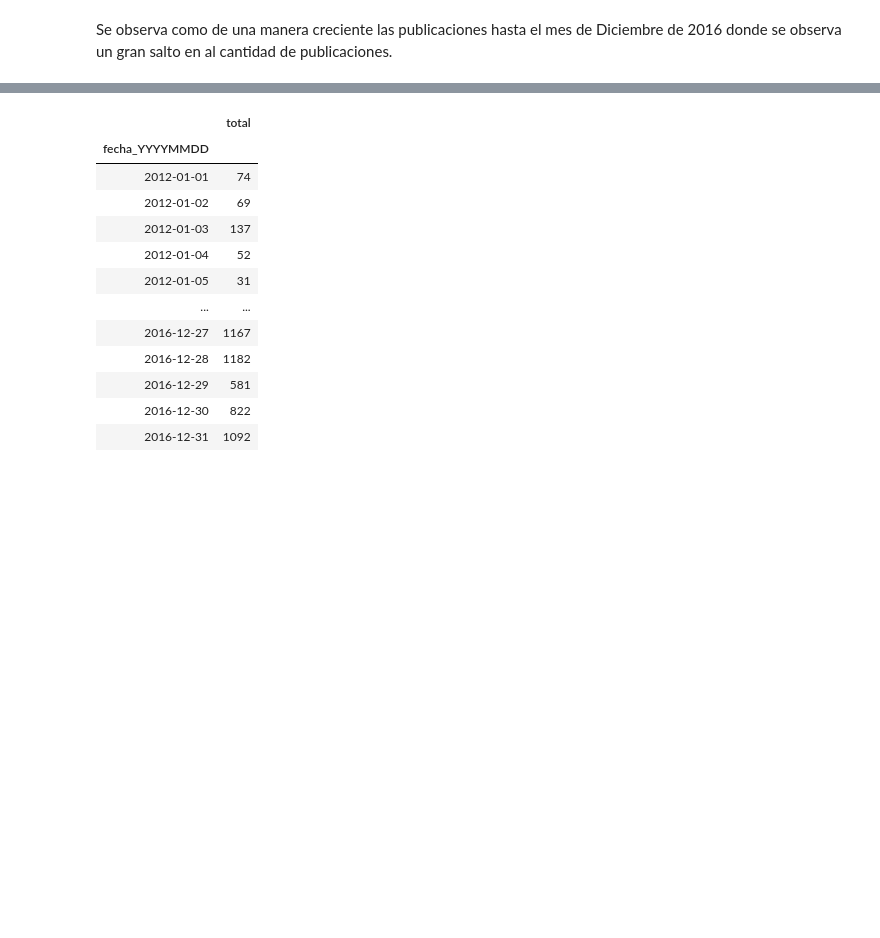
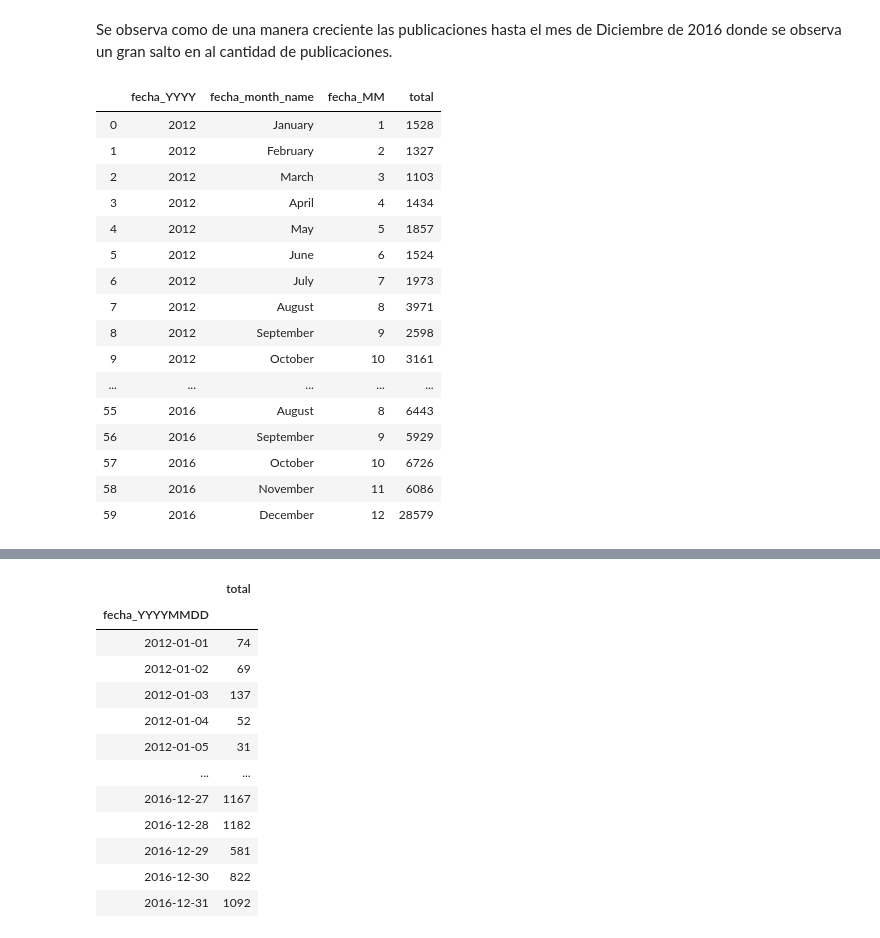
Before and after one commit to cessar5/7506_20192C, a Jupyter notebook: tp1.ipynb, the cells around one changed output, grey strips where cells are left out. Saved outputs shown, nothing was run; the diff lists cells and outputs as text; code cells hidden in the pictures; blank space fills up the shorter version.

```diff
--- a/tp1.ipynb
+++ b/tp1.ipynb
@@ -762,0 +772,23 @@ Se observa como de una manera creciente las publicaciones hasta el mes de Diciem
+# %%
+dfZP_fecha_YYYYMM3 = dfZP.groupby(['fecha_YYYY','fecha_month_name','fecha_MM'])['total'].count()
+dfZP_fecha_YYYYMM3 = dfZP_fecha_YYYYMM3.to_frame().sort_values(['fecha_YYYY','fecha_MM'])
+dfZP_fecha_YYYYMM3 = dfZP_fecha_YYYYMM3.reset_index()
+dfZP_fecha_YYYYMM3
+# %% [output]
+|  | fecha_YYYY | fecha_month_name | fecha_MM | total |
+| 0 | 2012 | January | 1 | 1528 |
+| 1 | 2012 | February | 2 | 1327 |
+| 2 | 2012 | March | 3 | 1103 |
+| 3 | 2012 | April | 4 | 1434 |
+| 4 | 2012 | May | 5 | 1857 |
+| 5 | 2012 | June | 6 | 1524 |
+| 6 | 2012 | July | 7 | 1973 |
+| 7 | 2012 | August | 8 | 3971 |
+| 8 | 2012 | September | 9 | 2598 |
+| 9 | 2012 | October | 10 | 3161 |
+| ... | ... | ... | ... | ... |
+| 55 | 2016 | August | 8 | 6443 |
+| 56 | 2016 | September | 9 | 5929 |
+| 57 | 2016 | October | 10 | 6726 |
+| 58 | 2016 | November | 11 | 6086 |
+| 59 | 2016 | December | 12 | 28579 |
```
Also changed, not shown: parts of 18 cells of this notebook.
